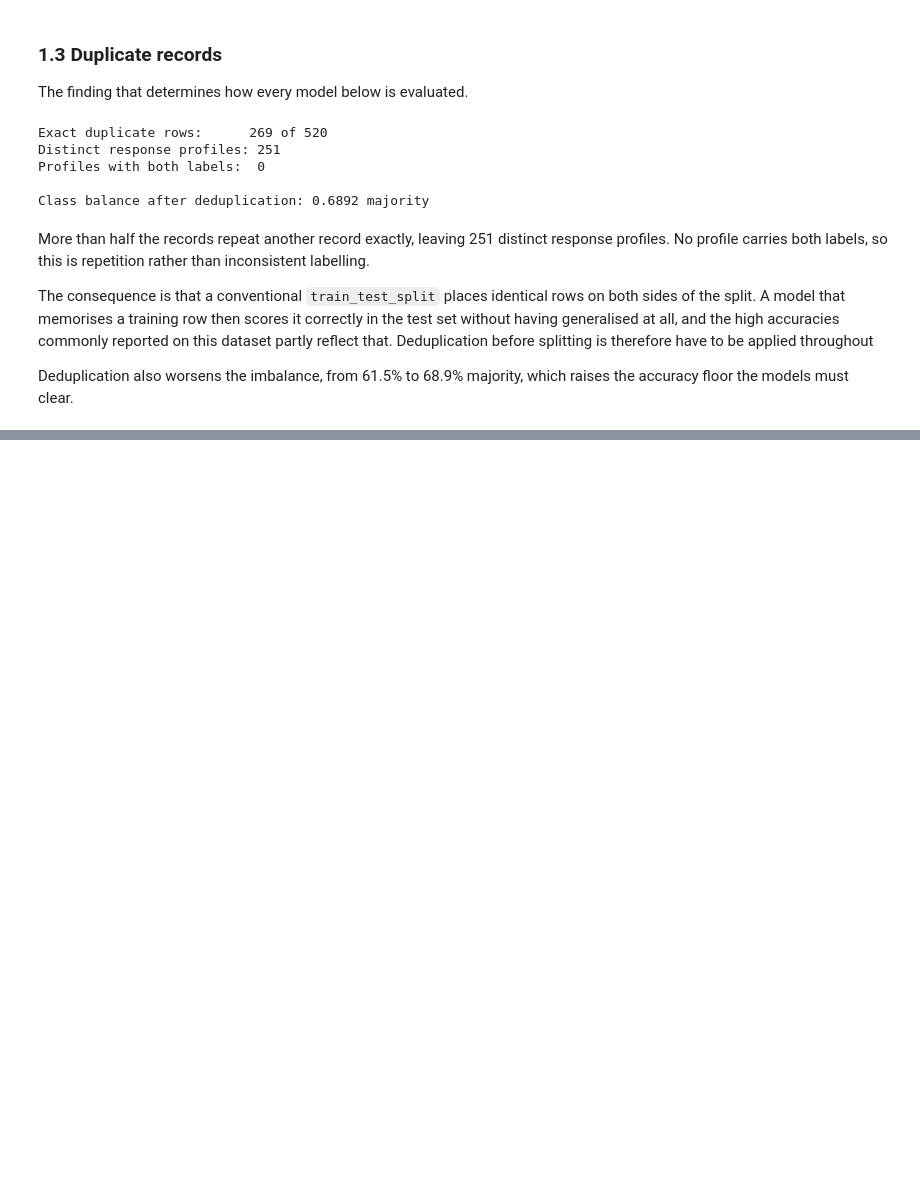
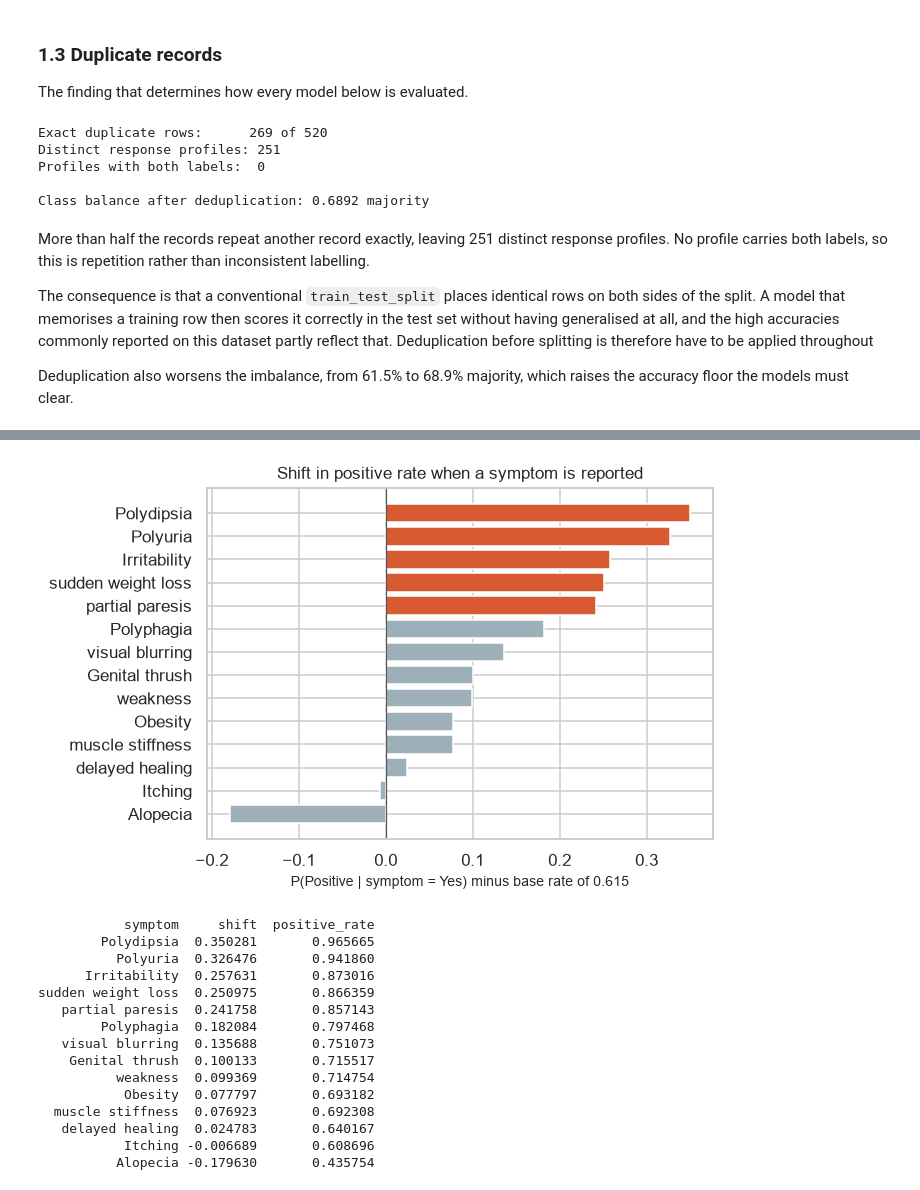
Before and after one commit to MurlidharVarma/machine-learning-classification, a Jupyter notebook: model/diabetes_risk_analysis.ipynb, the cells around one changed output, grey strips where cells are left out. Saved outputs shown, nothing was run; the diff lists cells and outputs as text; code cells hidden in the pictures; blank space fills up the shorter version.

Commit message:
Data analysis

```diff
--- a/model/diabetes_risk_analysis.ipynb
+++ b/model/diabetes_risk_analysis.ipynb
@@ -118,0 +139,47 @@ accuracy floor the models must clear.
+# %%
+"""
+Since symptom features are binary, we can compute the probability of a positive label given that a symptom is reported
+This should gives us a measure of association between each symptom and the target.
+"""
+positive = raw[TARGET].eq("Positive")
+base_rate = positive.mean()
+
+sf_mean_ds = pd.Series({c: positive[raw[c].eq("Yes")].mean() for c in SYMPTOM_FEATURES});
+association = (
+    sf_mean_ds.copy()
+    .sub(base_rate)
+    .sort_values()
+)
+
+fig, ax = plt.subplots(figsize=(6.4, 4.2))
+ax.barh(association.index, association.values,
+        color=[ACCENT if abs(v) > 0.2 else "#9DB0BA" for v in association.values])
+ax.axvline(0, color="#555", linewidth=0.8)
+ax.set_xlabel(f"P(Positive | symptom = Yes) minus base rate of {base_rate:.3f}")
+ax.set_title("Shift in positive rate when a symptom is reported")
+plt.tight_layout()
+plt.show()
+
+df = pd.DataFrame({
+    "symptom": association.index,
+    "shift": association.values,
+    "positive_rate": sf_mean_ds[association.index].values
+})
+print(df.sort_values("positive_rate", ascending=False).reset_index(drop=True).to_string(index=False))
+# %% [output]
+[figure, added]
+           symptom     shift  positive_rate
+        Polydipsia  0.350281       0.965665
+          Polyuria  0.326476       0.941860
+      Irritability  0.257631       0.873016
+sudden weight loss  0.250975       0.866359
+   partial paresis  0.241758       0.857143
+        Polyphagia  0.182084       0.797468
+   visual blurring  0.135688       0.751073
+    Genital thrush  0.100133       0.715517
+          weakness  0.099369       0.714754
+           Obesity  0.077797       0.693182
+  muscle stiffness  0.076923       0.692308
+   delayed healing  0.024783       0.640167
+           Itching -0.006689       0.608696
+          Alopecia -0.179630       0.435754
```
Also changed, not shown: parts of 7 cells of this notebook.
